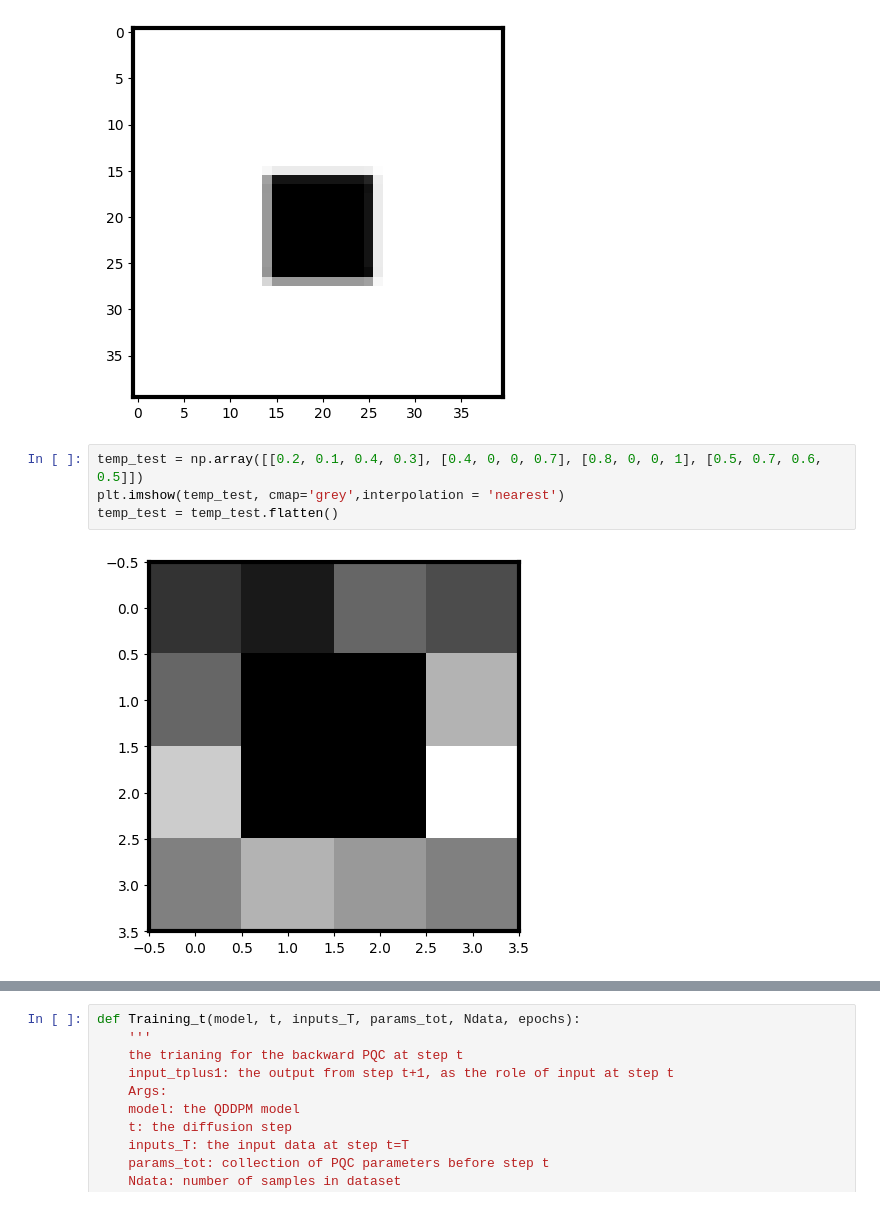
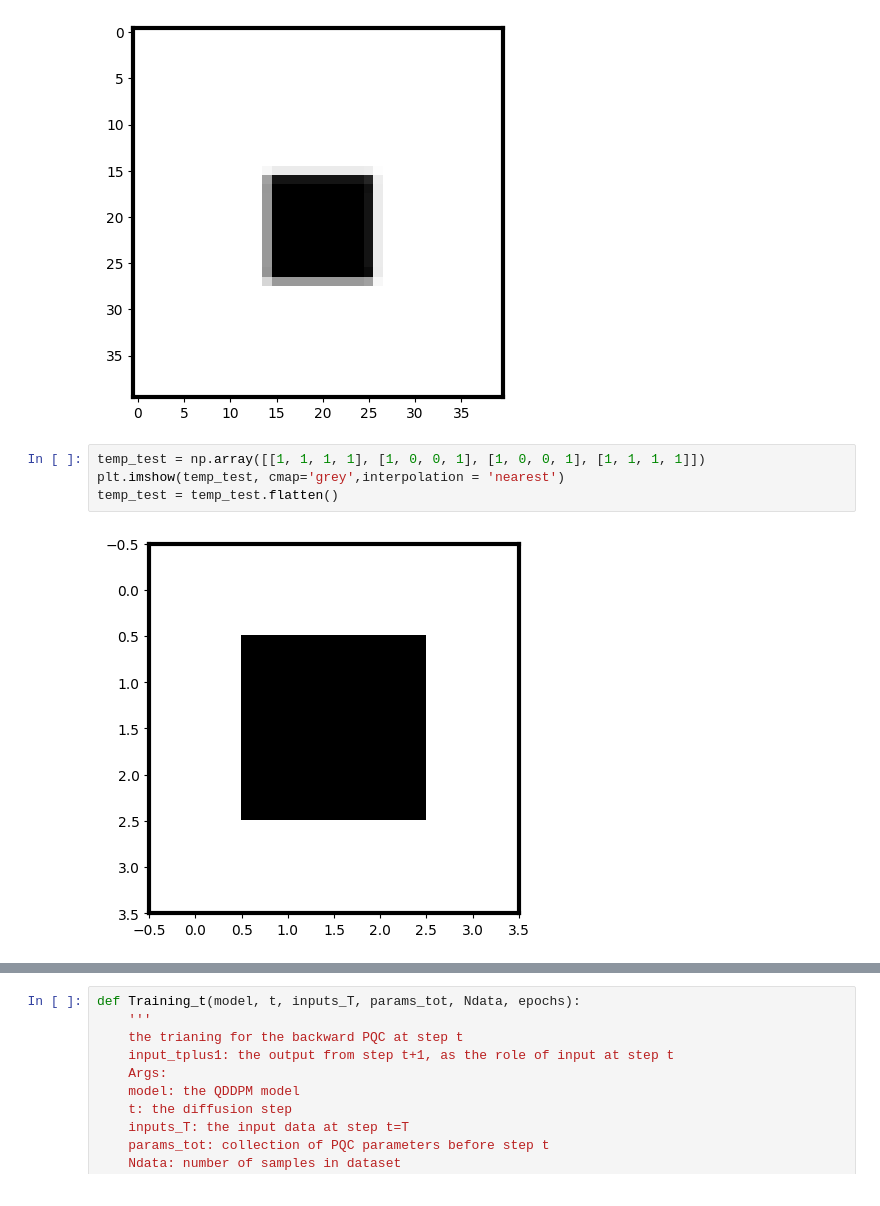
Before and after one commit to Neben5/QuantGenMdl, a Jupyter notebook: dog.ipynb, the cells around one changed output, grey strips where cells are left out. Cells and saved outputs as stored; diff of their text form.

```diff
--- a/dog.ipynb
+++ b/dog.ipynb
@@ -68,11 +68,11 @@ print(np.isnan(test_data).any())
 False
 [figure]
 # %%
-temp_test = np.array([[0.2, 0.1, 0.4, 0.3], [0.4, 0, 0, 0.7], [0.8, 0, 0, 1], [0.5, 0.7, 0.6, 0.5]])
+temp_test = np.array([[1, 1, 1, 1], [1, 0, 0, 1], [1, 0, 0, 1], [1, 1, 1, 1]])
 plt.imshow(temp_test, cmap='grey',interpolation = 'nearest')
 temp_test = temp_test.flatten()
 # %% [output]
-[figure, old version]
+[figure, new version]
 # %%
 #generate diffusion data
 n = 4
```
Also changed, not shown: parts of 12 cells of this notebook, 45 other files.
